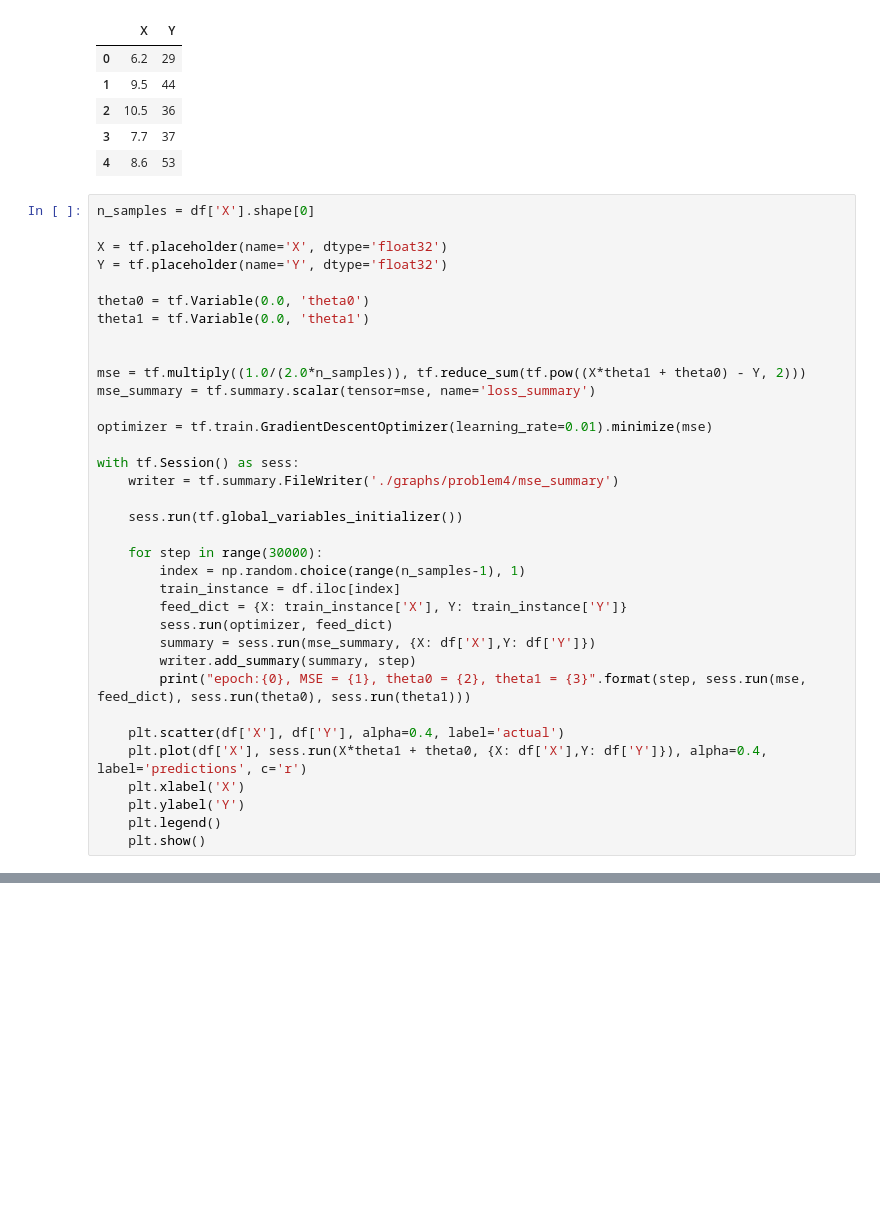
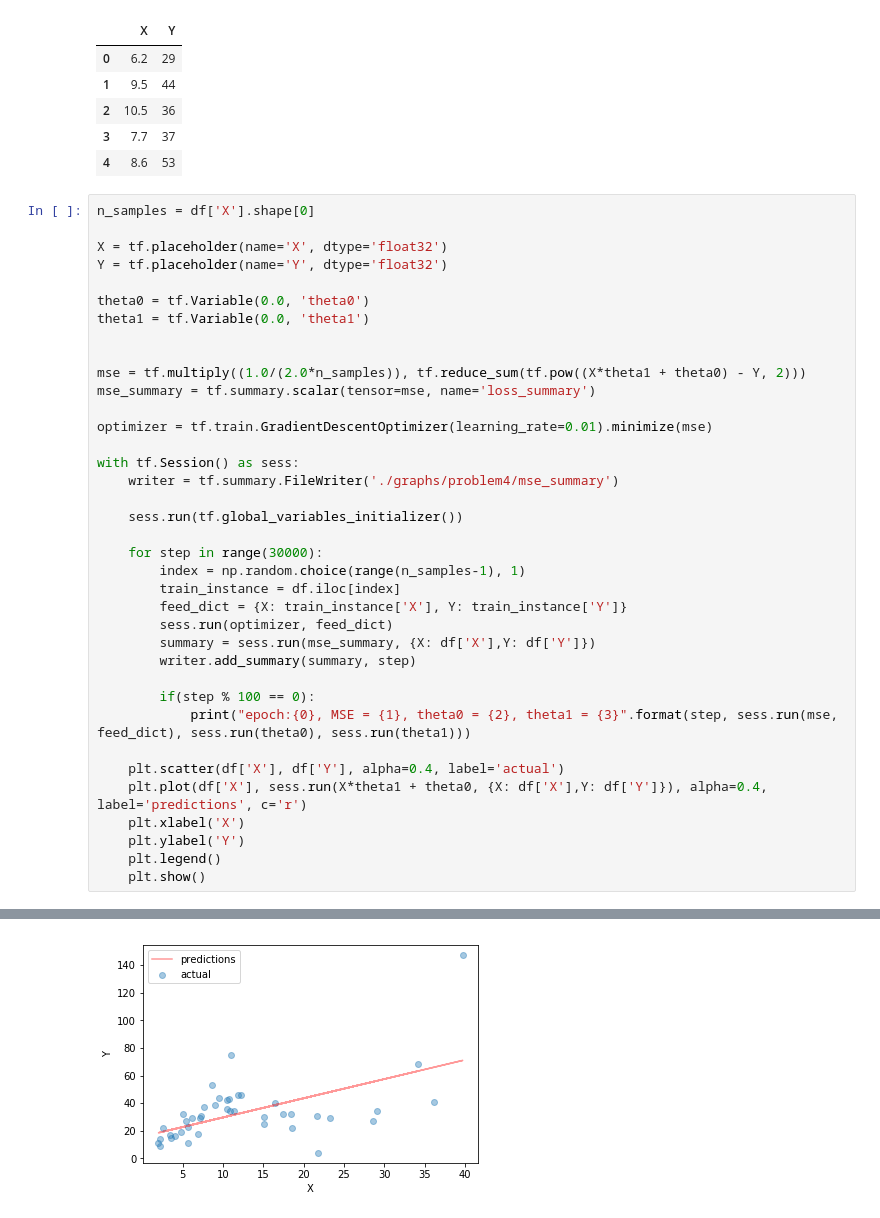
Before and after one commit to joei1994/ML-Projects, a Jupyter notebook: AI-fundamental/week3/ lab2_problem4.ipynb, the cells around one changed output, grey strips where cells are left out. Cells and saved outputs as stored; diff of their text form; blank space fills up the shorter version.

```diff
--- a/AI-fundamental/week3/ lab2_problem4.ipynb
+++ b/AI-fundamental/week3/ lab2_problem4.ipynb
@@ -44,7 +44,9 @@ with tf.Session() as sess:
         sess.run(optimizer, feed_dict)
         summary = sess.run(mse_summary, {X: df['X'],Y: df['Y']})
         writer.add_summary(summary, step)
-        print("epoch:{0}, MSE = {1}, theta0 = {2}, theta1 = {3}".format(step, sess.run(mse, feed_dict), sess.run(theta0), sess.run(theta1)))
+
+        if(step % 100 == 0):
+            print("epoch:{0}, MSE = {1}, theta0 = {2}, theta1 = {3}".format(step, sess.run(mse, feed_dict), sess.run(theta0), sess.run(theta1)))
 
     plt.scatter(df['X'], df['Y'], alpha=0.4, label='actual')
     plt.plot(df['X'], sess.run(X*theta1 + theta0, {X: df['X'],Y: df['Y']}), alpha=0.4, label='predictions', c='r')
@@ -72,0 +75 @@ epoch:4266, MSE = 2.2549197673797607, theta0 = 5.233367443084717
+[figure, added]
```
Also changed, not shown: parts of 1 cell of this notebook, 4 other files.
